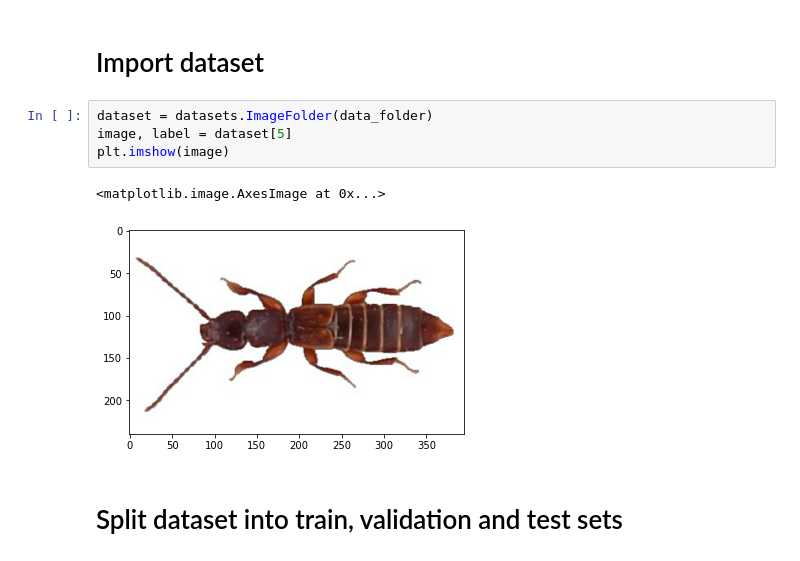
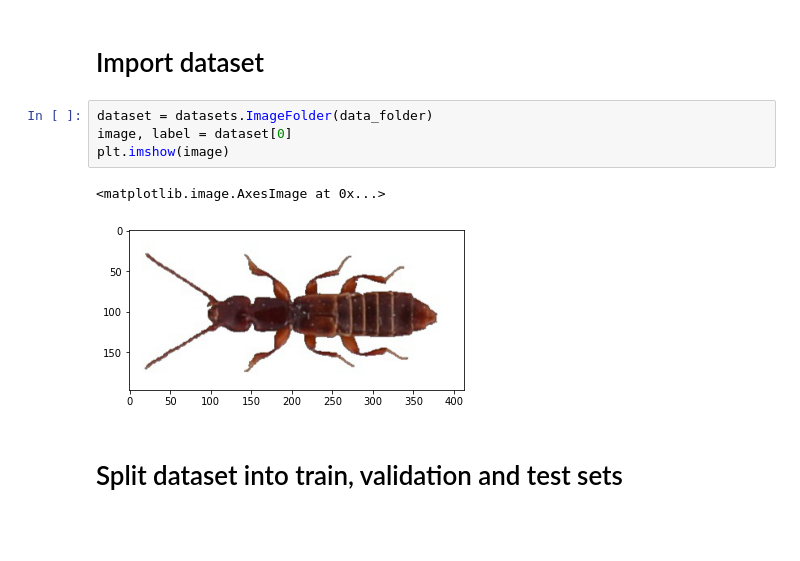
Before and after one commit to JackismyShephard/eternal-bugshine, a Jupyter notebook: deepdream.ipynb, the cells around one changed output. Drawn from its saved outputs; the diff is of its cells as text; blank space fills up the shorter version.

```diff
--- a/deepdream.ipynb
+++ b/deepdream.ipynb
@@ -69,11 +73,11 @@ print(max_height, max_width)
 # Import dataset
 # %%
 dataset = datasets.ImageFolder(data_folder)
-image, label = dataset[5]
+image, label = dataset[0]
 plt.imshow(image)
 # %% [output]
 <matplotlib.image.AxesImage at 0x...>
-[figure, old version]
+[figure, new version]
 # %% [markdown]
 # Split dataset into train, validation and test sets
 # %%
```
Also changed, not shown: parts of 36 cells of this notebook.
